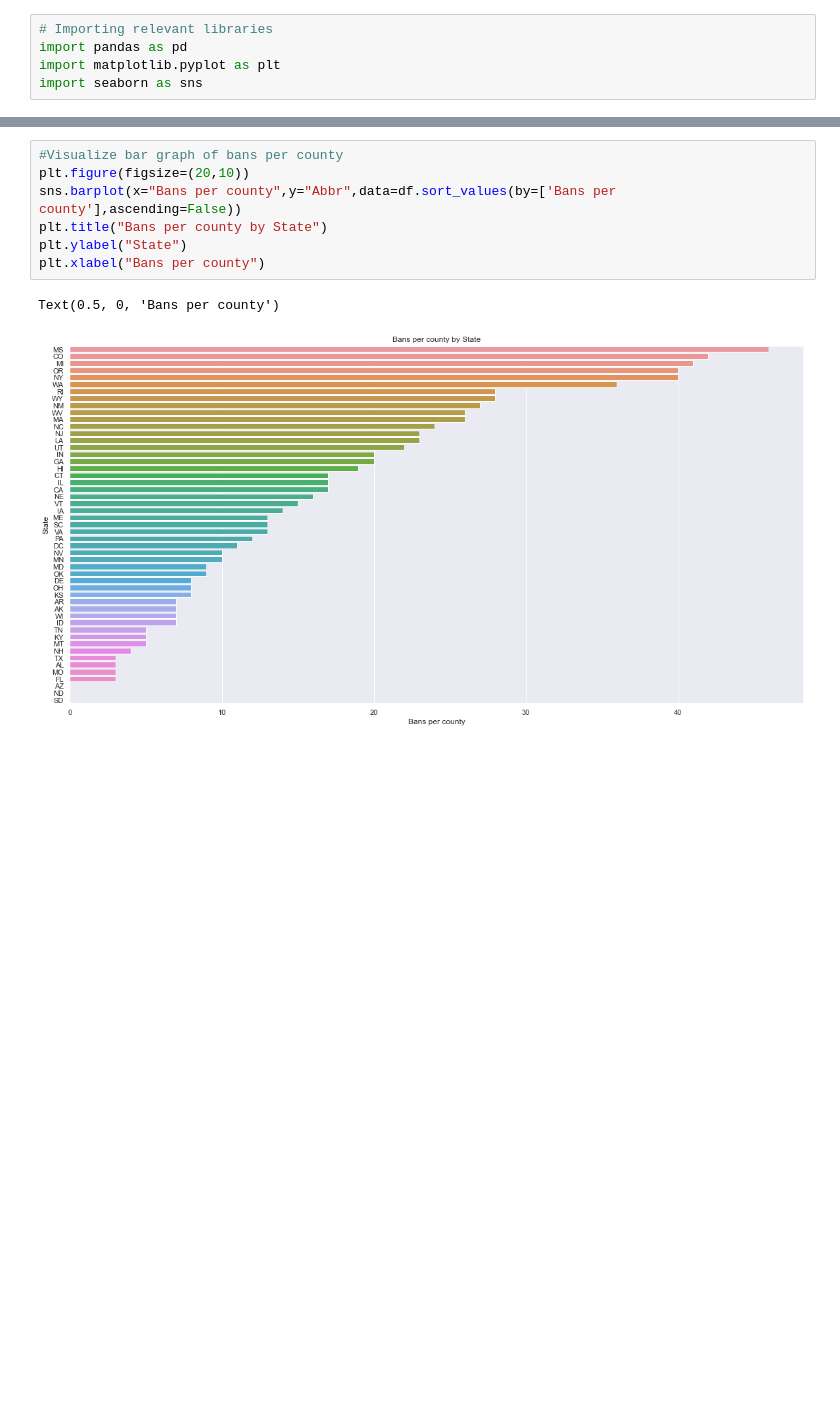
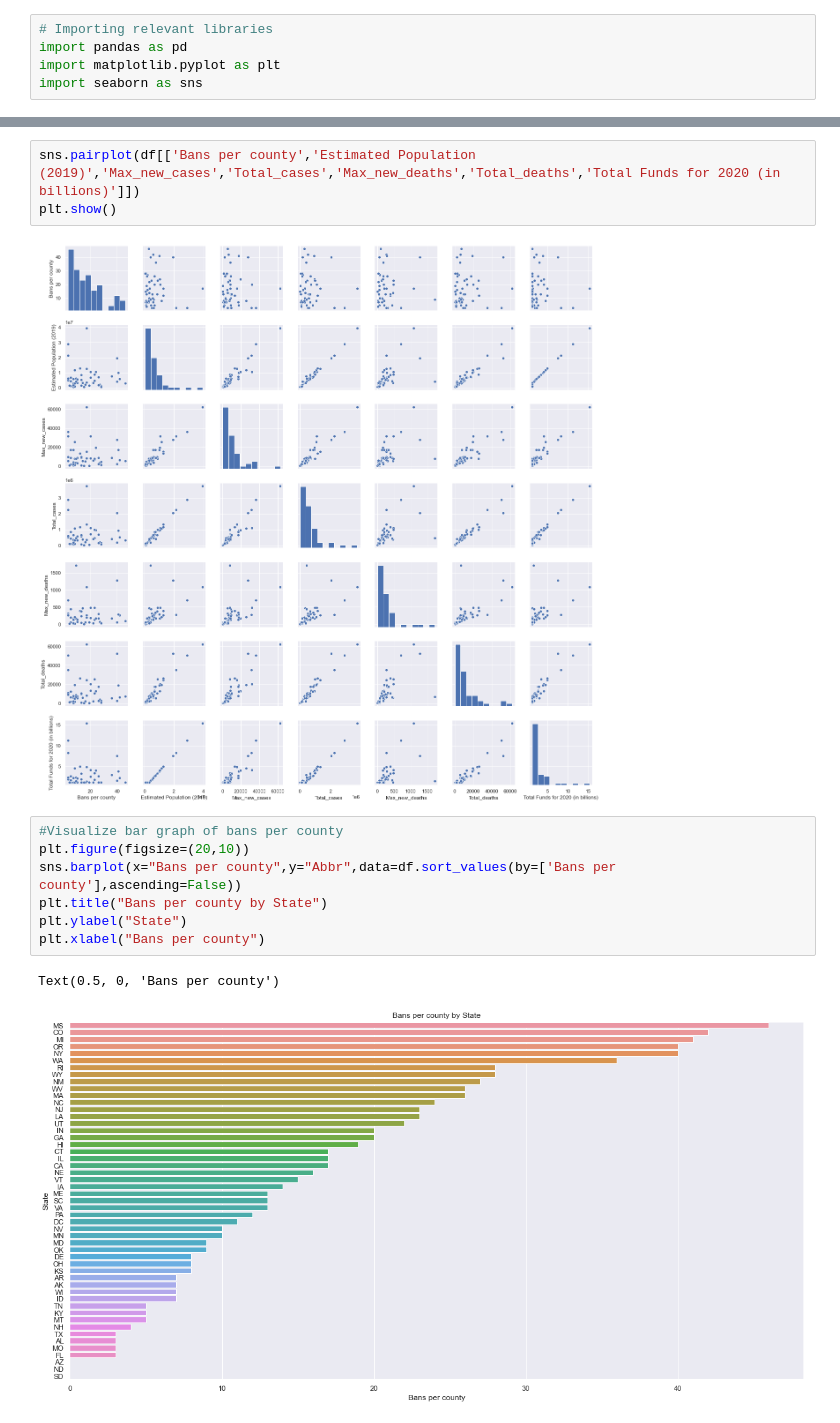
Before and after one commit to DS4A-Team79/COVID-Project, a Jupyter notebook: nmatos/EDA-nmatos.ipynb, the cells around one changed output, grey strips where cells are left out. Drawn from its saved outputs; the diff is of its cells as text; blank space fills up the shorter version.

```diff
--- a/nmatos/EDA-nmatos.ipynb
+++ b/nmatos/EDA-nmatos.ipynb
@@ -27,3 +27,8 @@ sns.heatmap(corr,cmap="bwr", xticklabels=corr.columns, yticklabels=corr.columns,
+# %%
+sns.pairplot(df[['Bans per county','Estimated Population (2019)','Max_new_cases','Total_cases','Max_new_deaths','Total_deaths','Total Funds for 2020 (in billions)']])
+plt.show()
+# %% [output]
+[figure, added]
 # %%
 #Visualize bar graph of bans per county
 plt.figure(figsize=(20,10))
```
Also changed, not shown: parts of 9 cells of this notebook.
